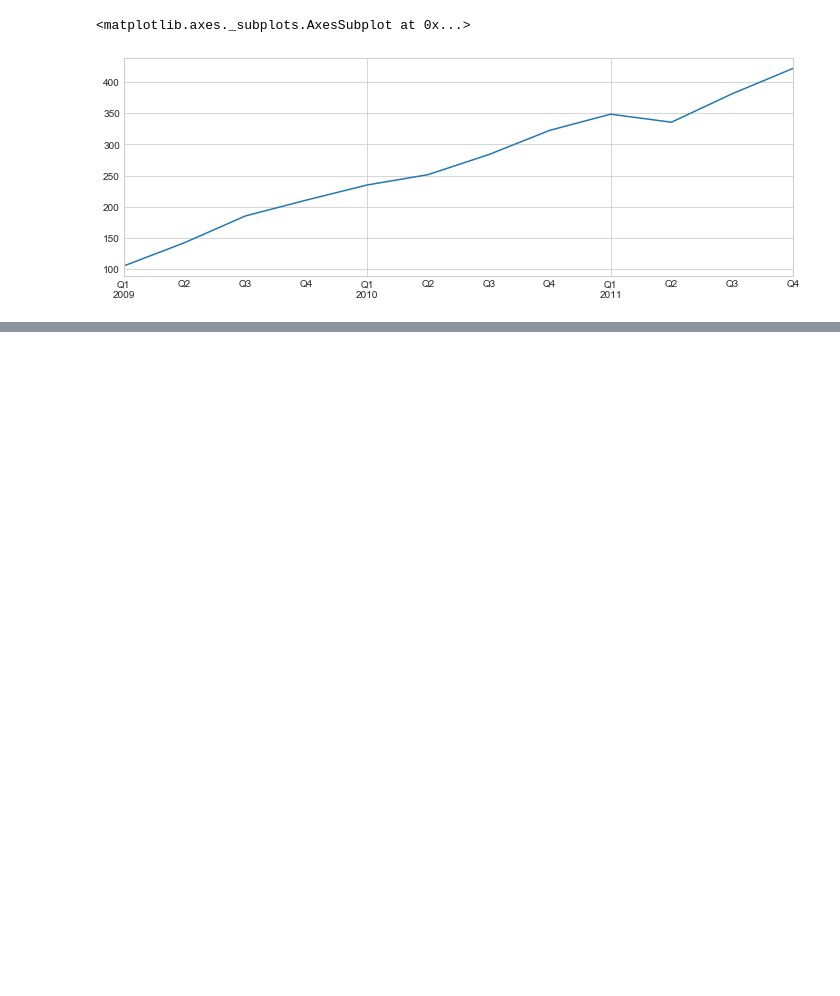
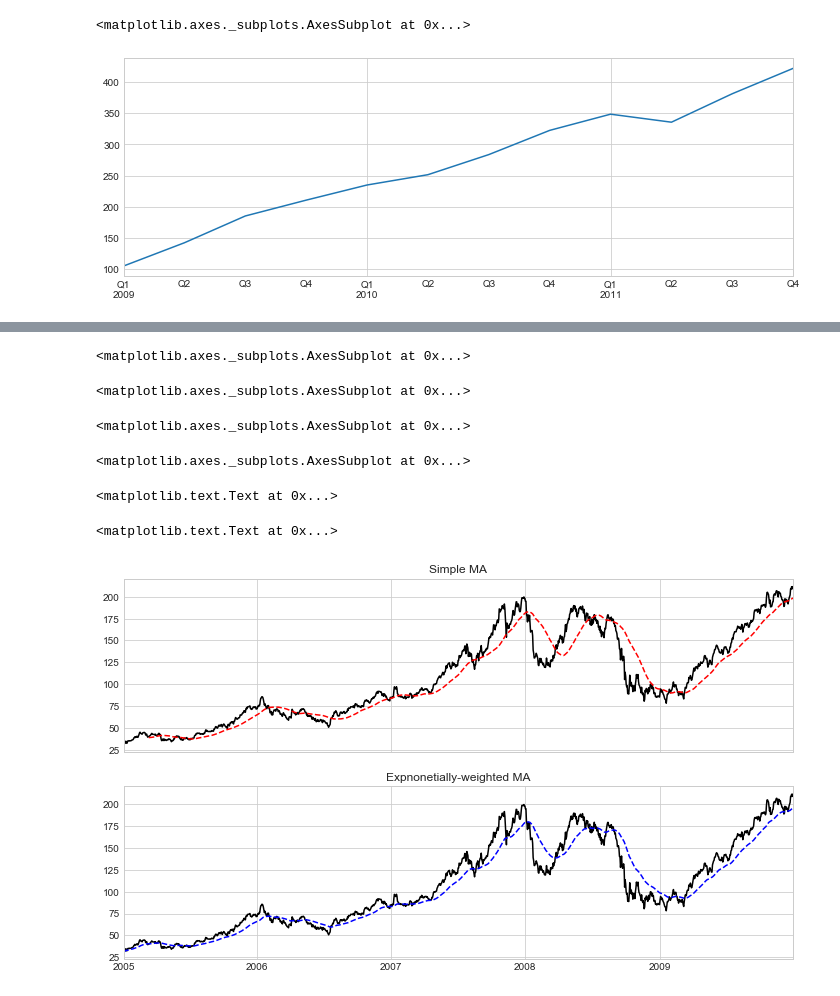
Before and after one commit to eunhwany/ML_Study, a Jupyter notebook: pydataAnalysis/Chap10_Time Series.ipynb, the cells around one changed output, grey strips where cells are left out. Saved outputs shown, nothing was run; the diff lists cells and outputs as text; code cells hidden in the pictures; blank space fills up the shorter version.

```diff
--- a/pydataAnalysis/Chap10_Time Series.ipynb
+++ b/pydataAnalysis/Chap10_Time Series.ipynb
@@ -1852,0 +2030,25 @@ appl_q.loc['2009':].plot()
+# %%
+fig, axes = plt.subplots(nrows=2, ncols=1, sharex=True, sharey=True,
+                        figsize=(12,7))
+
+aapl_px = close_px.AAPL['2005':'2009']
+
+# 애플 사 주가의 60일 이동평균
+ma60 = aapl_px.rolling(60, min_periods=50).mean()
+# EW의 60일 이동평균
+ewma60 = aapl_px.ewm(span=60).mean()
+
+aapl_px.plot(style='k-', ax=axes[0])
+ma60.plot(style='r--', ax=axes[0])
+aapl_px.plot(style='k-', ax=axes[1])
+ewma60.plot(style='b--', ax=axes[1])
+axes[0].set_title('Simple MA')
+axes[1].set_title('Expnonetially-weighted MA')
+# %% [output]
+<matplotlib.axes._subplots.AxesSubplot at 0x...>
+<matplotlib.axes._subplots.AxesSubplot at 0x...>
+<matplotlib.axes._subplots.AxesSubplot at 0x...>
+<matplotlib.axes._subplots.AxesSubplot at 0x...>
+<matplotlib.text.Text at 0x...>
+<matplotlib.text.Text at 0x...>
+[figure, added]
```
Also changed, not shown: parts of 28 cells of this notebook, 1 other file.
